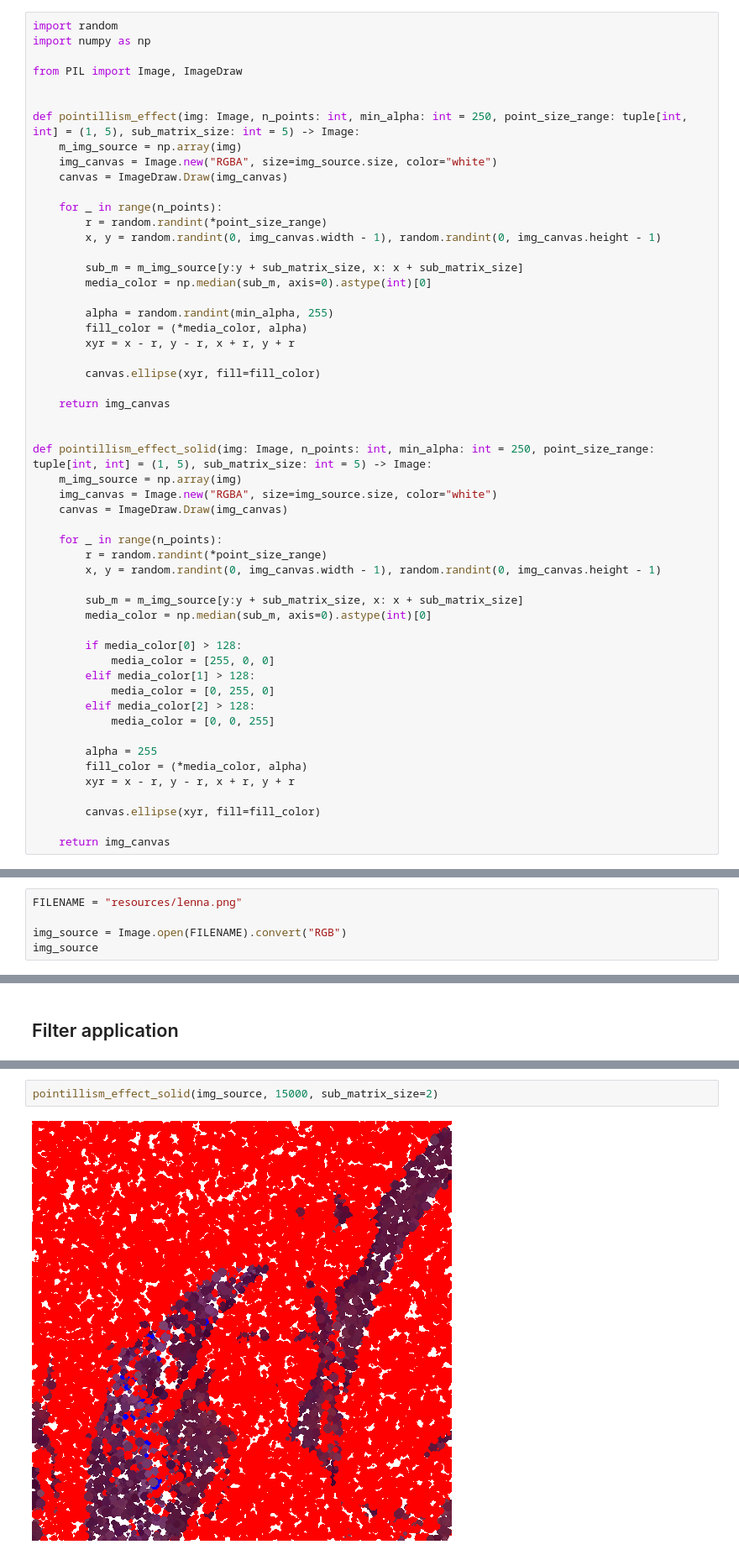
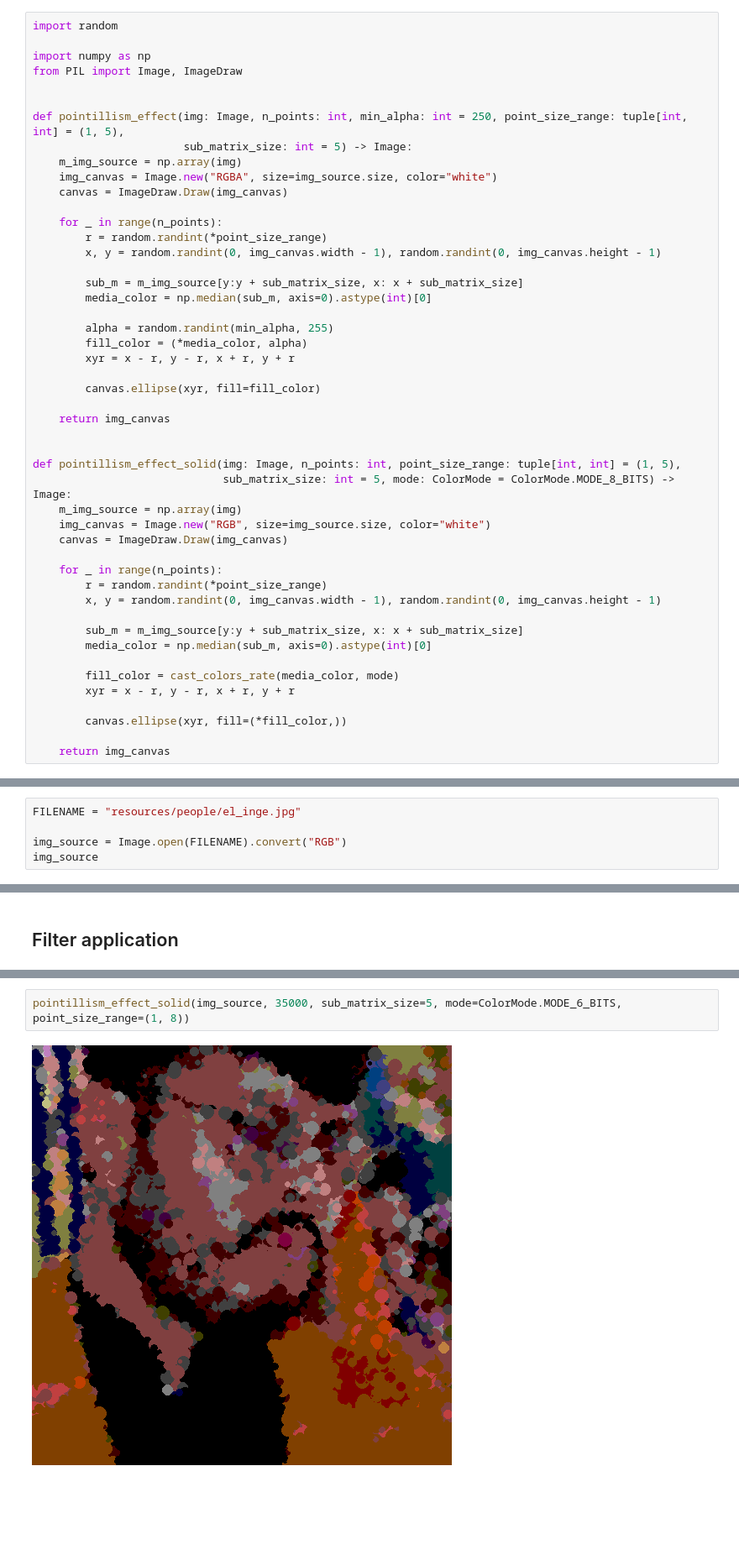
Before and after one commit to SealtielFreak/clustering-segmentation-image, a Jupyter notebook: pointillism_effect.ipynb, the cells around one changed output, grey strips where cells are left out. Shown at 84% size. Drawn from its saved outputs; the diff is of its cells as text; blank space fills up the shorter version.

```diff
--- a/pointillism_effect.ipynb
+++ b/pointillism_effect.ipynb
@@ -3,11 +23,12 @@
 # %%
 import random
+
 import numpy as np
-
 from PIL import Image, ImageDraw
 
 
-def pointillism_effect(img: Image, n_points: int, min_alpha: int = 250, point_size_range: tuple[int, int] = (1, 5), sub_matrix_size: int = 5) -> Image:
+def pointillism_effect(img: Image, n_points: int, min_alpha: int = 250, point_size_range: tuple[int, int] = (1, 5),
+                       sub_matrix_size: int = 5) -> Image:
     m_img_source = np.array(img)
     img_canvas = Image.new("RGBA", size=img_source.size, color="white")
     canvas = ImageDraw.Draw(img_canvas)
@@ -28,9 +49,10 @@ def pointillism_effect(img: Image, n_points: int, min_alpha: int = 250, point_si
     return img_canvas
 
 
-def pointillism_effect_solid(img: Image, n_points: int, min_alpha: int = 250, point_size_range: tuple[int, int] = (1, 5), sub_matrix_size: int = 5) -> Image:
+def pointillism_effect_solid(img: Image, n_points: int, point_size_range: tuple[int, int] = (1, 5),
+                             sub_matrix_size: int = 5, mode: ColorMode = ColorMode.MODE_8_BITS) -> Image:
     m_img_source = np.array(img)
-    img_canvas = Image.new("RGBA", size=img_source.size, color="white")
+    img_canvas = Image.new("RGB", size=img_source.size, color="white")
     canvas = ImageDraw.Draw(img_canvas)
 
     for _ in range(n_points):
@@ -40,24 +62,16 @@ def pointillism_effect_solid(img: Image, n_points: int, min_alpha: int = 250, po
         sub_m = m_img_source[y:y + sub_matrix_size, x: x + sub_matrix_size]
         media_color = np.median(sub_m, axis=0).astype(int)[0]
 
-        if media_color[0] > 128:
-            media_color = [255, 0, 0]
-        elif media_color[1] > 128:
-            media_color = [0, 255, 0]
-        elif media_color[2] > 128:
-            media_color = [0, 0, 255]
-
-        alpha = 255
-        fill_color = (*media_color, alpha)
+        fill_color = cast_colors_rate(media_color, mode)
         xyr = x - r, y - r, x + r, y + r
 
-        canvas.ellipse(xyr, fill=fill_color)
+        canvas.ellipse(xyr, fill=(*fill_color,))
 
     return img_canvas
 # %% [markdown]
 ## Load image
 # %%
-FILENAME = "resources/lenna.png"
+FILENAME = "resources/people/el_inge.jpg"
 
 img_source = Image.open(FILENAME).convert("RGB")
 img_source
@@ -92,4 +102,4 @@ KeyboardInterrupt:
 # %%
-pointillism_effect_solid(img_source, 15000, sub_matrix_size=2)
+pointillism_effect_solid(img_source, 35000, sub_matrix_size=5, mode=ColorMode.MODE_6_BITS, point_size_range=(1, 8))
 # %% [output]
-[figure, old version]
+[figure, new version]
```
Also changed, not shown: parts of 8 cells of this notebook, 2 other files.
